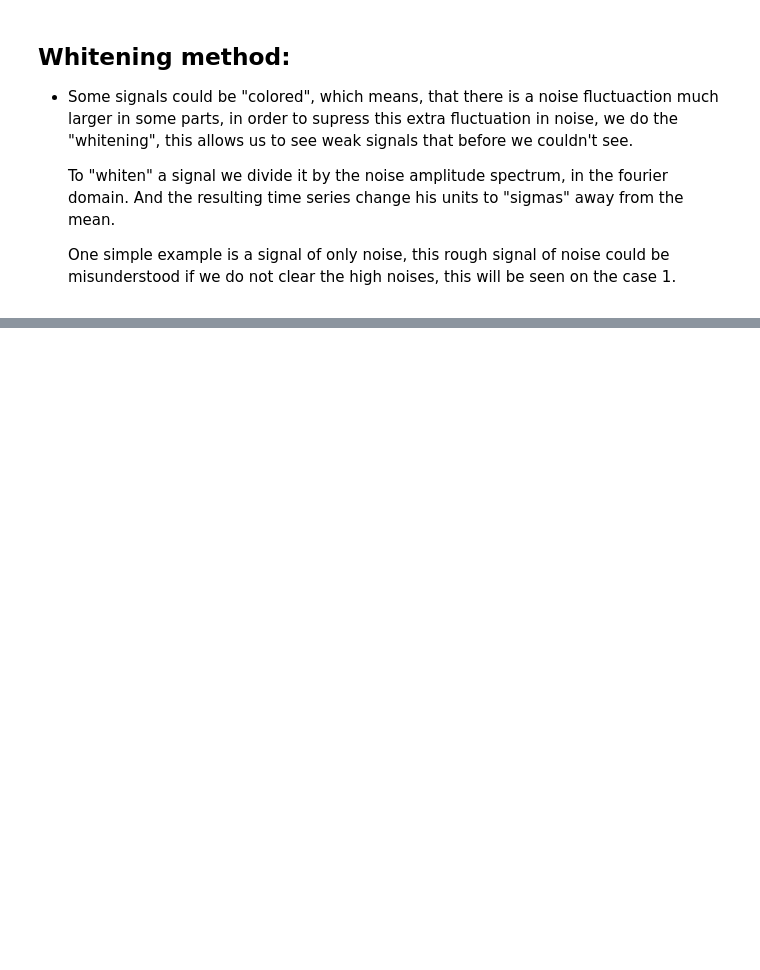
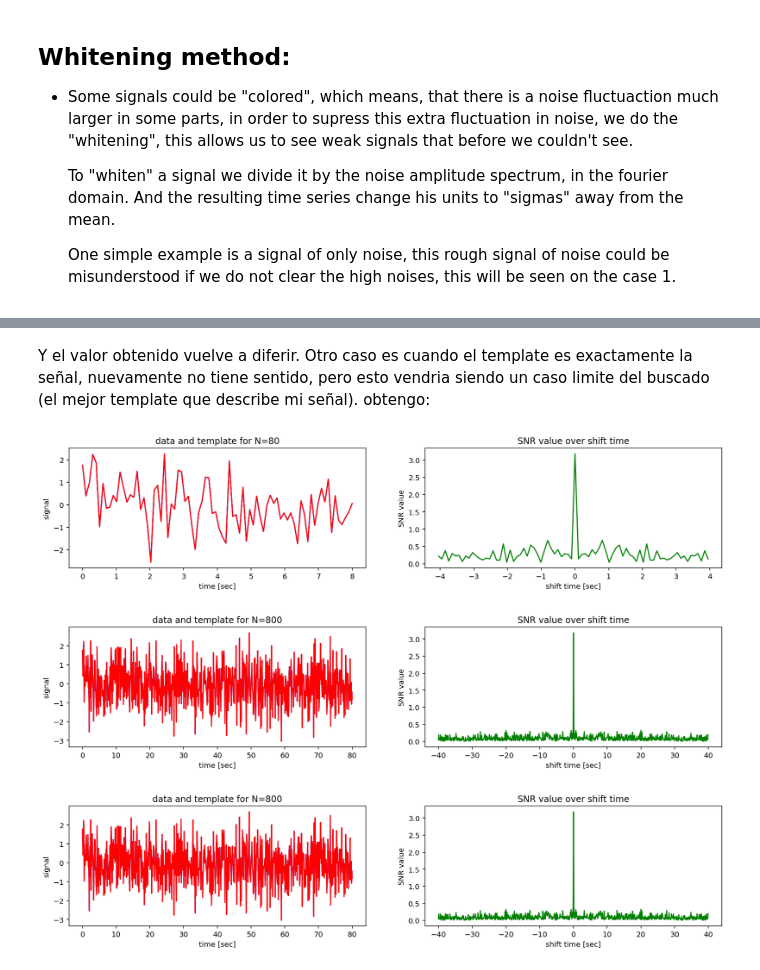
Before and after one commit to frmunozz/IrregularMatchedFilter, a Jupyter notebook: RegularSampling.ipynb, the cells around one changed output, grey strips where cells are left out. Drawn from its saved outputs; the diff is of its cells as text; code cells hidden in the pictures; blank space fills up the shorter version.

```diff
--- a/RegularSampling.ipynb
+++ b/RegularSampling.ipynb
@@ -478,0 +151,21 @@ the low frequency is: 2.486111111111111
+# %% [markdown]
+Y el valor obtenido vuelve a diferir. Otro caso es cuando el template es exactamente la señal, nuevamente no tiene sentido, pero esto vendria siendo un caso limite del buscado (el mejor template que describe mi señal). obtengo:
+# %%
+N = 80
+data, times = data_noisy(N, dt=dt)
+template_noise = data
+snr31 = match(data, template_noise, dt, shift=True)
+
+N = 800
+data, times = data_noisy(N, dt=dt)
+template_noise = data
+snr32 = match(data, template_noise, dt, shift=True)
+
+N = 800
+data, times = data_noisy(N, dt=dt)
+template_noise = data
+snr33 = match(data, template_noise, dt, shift=True)
+# %% [output]
+[figure, added]
+[figure, added]
+[figure, added]
```
Also changed, not shown: parts of 32 cells of this notebook, 8 other files.
